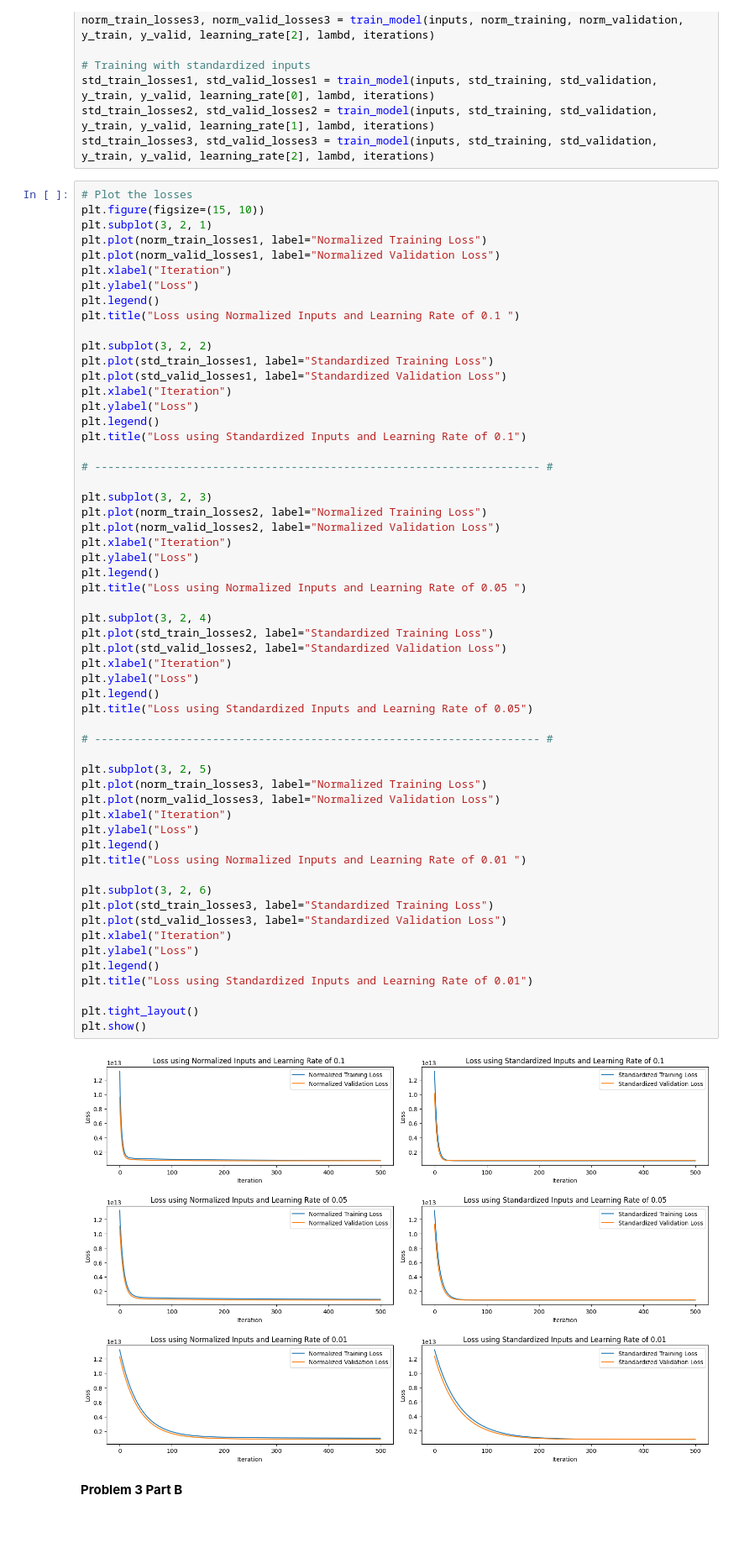
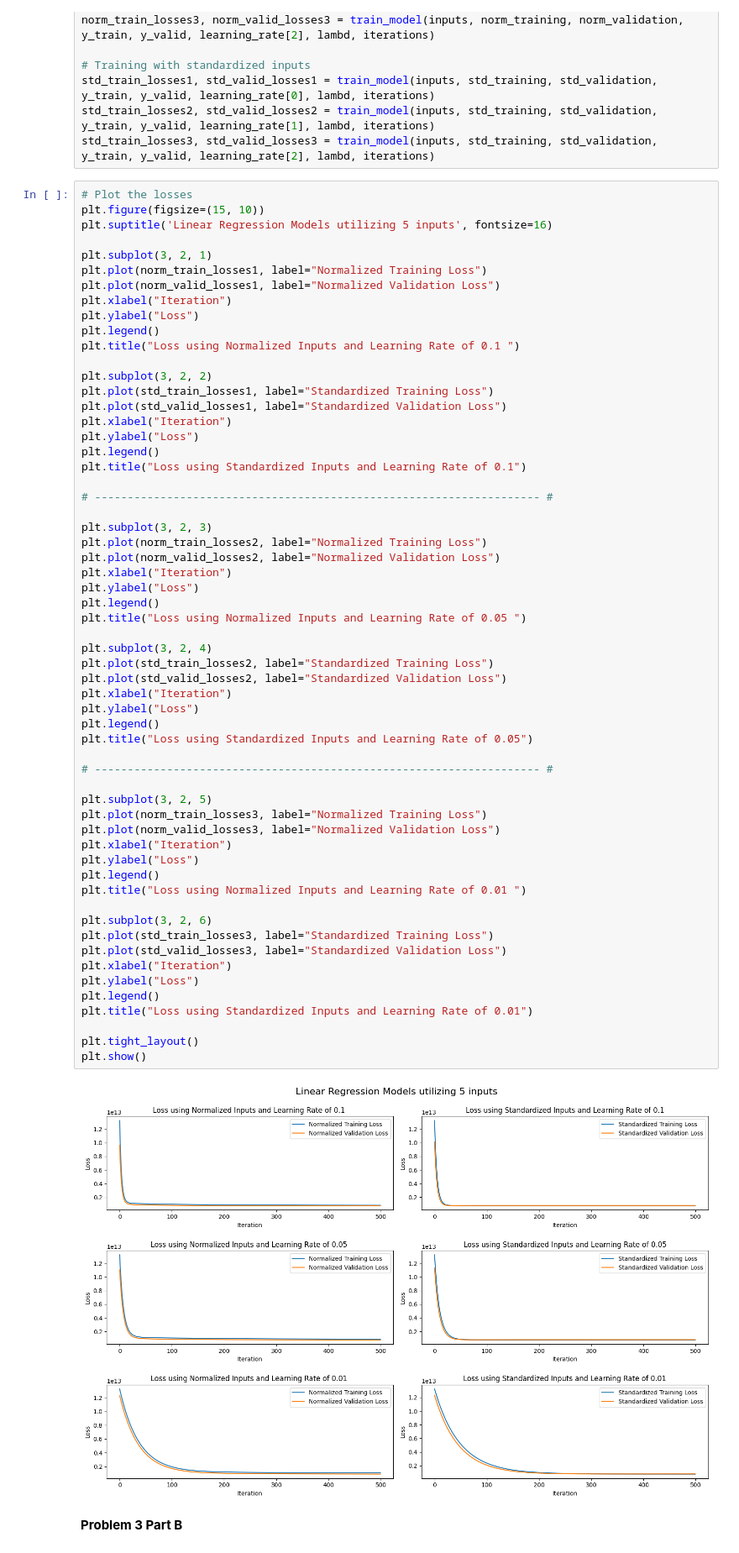
Before and after one commit to Adn02/Intro-to-ML, a Jupyter notebook: Homework/HW2/HW2Q3.ipynb, the cells around one changed output. Shown at 84% size. Drawn from its saved outputs; the diff is of its cells as text; blank space fills up the shorter version.

```diff
--- a/Homework/HW2/HW2Q3.ipynb
+++ b/Homework/HW2/HW2Q3.ipynb
@@ -113,6 +113,8 @@ std_train_losses3, std_valid_losses3 = train_model(inputs, std_training, std_val
 # %%
 # Plot the losses
 plt.figure(figsize=(15, 10))
+plt.suptitle('Linear Regression Models utilizing 5 inputs', fontsize=16)
+
 plt.subplot(3, 2, 1)
 plt.plot(norm_train_losses1, label="Normalized Training Loss")
 plt.plot(norm_valid_losses1, label="Normalized Validation Loss")
@@ -141,34 +143,34 @@ plt.title("Loss using Normalized Inputs and Learning Rate of 0.05 ")
 
 plt.subplot(3, 2, 4)
 plt.plot(std_train_losses2, label="Standardized Training Loss")
 plt.plot(std_valid_losses2, label="Standardized Validation Loss")
 plt.xlabel("Iteration")
 plt.ylabel("Loss")
 plt.legend()
 plt.title("Loss using Standardized Inputs and Learning Rate of 0.05")
 
 # -------------------------------------------------------------------- #
 
 plt.subplot(3, 2, 5)
 plt.plot(norm_train_losses3, label="Normalized Training Loss")
 plt.plot(norm_valid_losses3, label="Normalized Validation Loss")
 plt.xlabel("Iteration")
 plt.ylabel("Loss")
 plt.legend()
 plt.title("Loss using Normalized Inputs and Learning Rate of 0.01 ")
 
 plt.subplot(3, 2, 6)
 plt.plot(std_train_losses3, label="Standardized Training Loss")
 plt.plot(std_valid_losses3, label="Standardized Validation Loss")
 plt.xlabel("Iteration")
 plt.ylabel("Loss")
 plt.legend()
 plt.title("Loss using Standardized Inputs and Learning Rate of 0.01")
 
 plt.tight_layout()
 plt.show()
 # %% [output]
-[figure, old version]
+[figure, new version]
 # %% [markdown]
 **Problem 3 Part B**
 # %%
```
Also changed, not shown: parts of 1 cell of this notebook.
